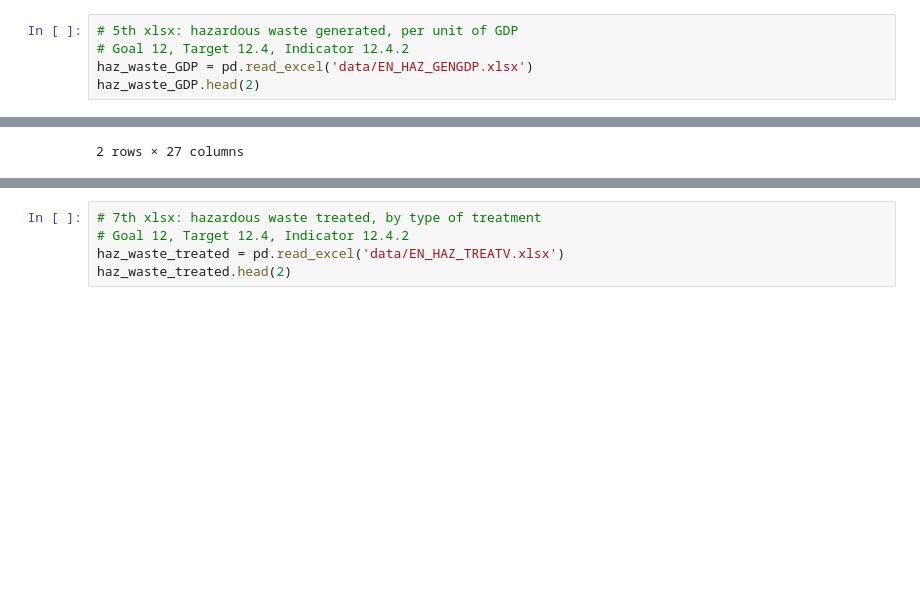
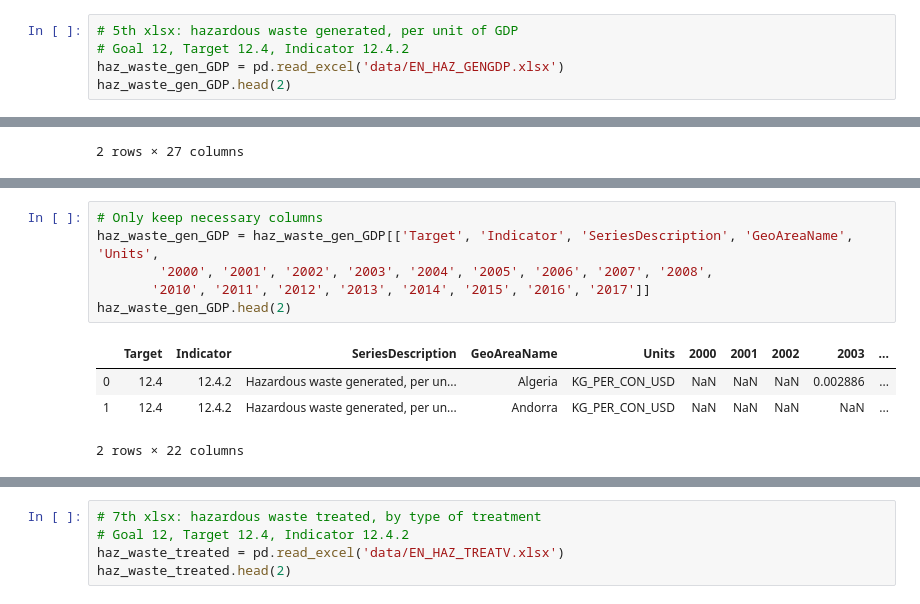
Before and after one commit to mvongjesda/UN_Sustainable_Development_Goals_Sustainability, a Jupyter notebook: resources/Sustainability_Analysis.ipynb, the cells around one changed output, grey strips where cells are left out. Cells and saved outputs as stored; diff of their text form; blank space fills up the shorter version.

```diff
--- a/resources/Sustainability_Analysis.ipynb
+++ b/resources/Sustainability_Analysis.ipynb
@@ -169,8 +169,8 @@ merged_e_recycling.head(2)
 # %%
 # 5th xlsx: hazardous waste generated, per unit of GDP
 # Goal 12, Target 12.4, Indicator 12.4.2
-haz_waste_GDP = pd.read_excel('data/EN_HAZ_GENGDP.xlsx')
-haz_waste_GDP.head(2)
+haz_waste_gen_GDP = pd.read_excel('data/EN_HAZ_GENGDP.xlsx')
+haz_waste_gen_GDP.head(2)
 # %% [output]
 |  | Goal | Target | Indicator | SeriesCode | SeriesDescription | GeoAreaCode | GeoAreaName | Nature | ... |
 | 0 | 12 | 12.4 | 12.4.2 | EN_HAZ_GENGDP | Hazardous waste generated, per un... | 12 | Algeria | C | ... |
@@ -179,3 +187,14 @@ haz_waste_GDP.head(2)
+# %%
+# Only keep necessary columns
+haz_waste_gen_GDP = haz_waste_gen_GDP[['Target', 'Indicator', 'SeriesDescription', 'GeoAreaName', 'Units',
+        '2000', '2001', '2002', '2003', '2004', '2005', '2006', '2007', '2008',
+       '2010', '2011', '2012', '2013', '2014', '2015', '2016', '2017']]
+haz_waste_gen_GDP.head(2)
+# %% [output]
+|  | Target | Indicator | SeriesDescription | GeoAreaName | Units | 2000 | 2001 | 2002 | 2003 | ... |
+| 0 | 12.4 | 12.4.2 | Hazardous waste generated, per un... | Algeria | KG_PER_CON_USD | NaN | NaN | NaN | 0.002886 | ... |
+| 1 | 12.4 | 12.4.2 | Hazardous waste generated, per un... | Andorra | KG_PER_CON_USD | NaN | NaN | NaN | NaN | ... |
+2 rows × 22 columns
 # %%
 # 6th xlsx: hazardous waste generated, in metric tonnes
 # Goal 12, Target 12.4, Indicator 12.4.2
```
Also changed, not shown: parts of 19 cells of this notebook.
